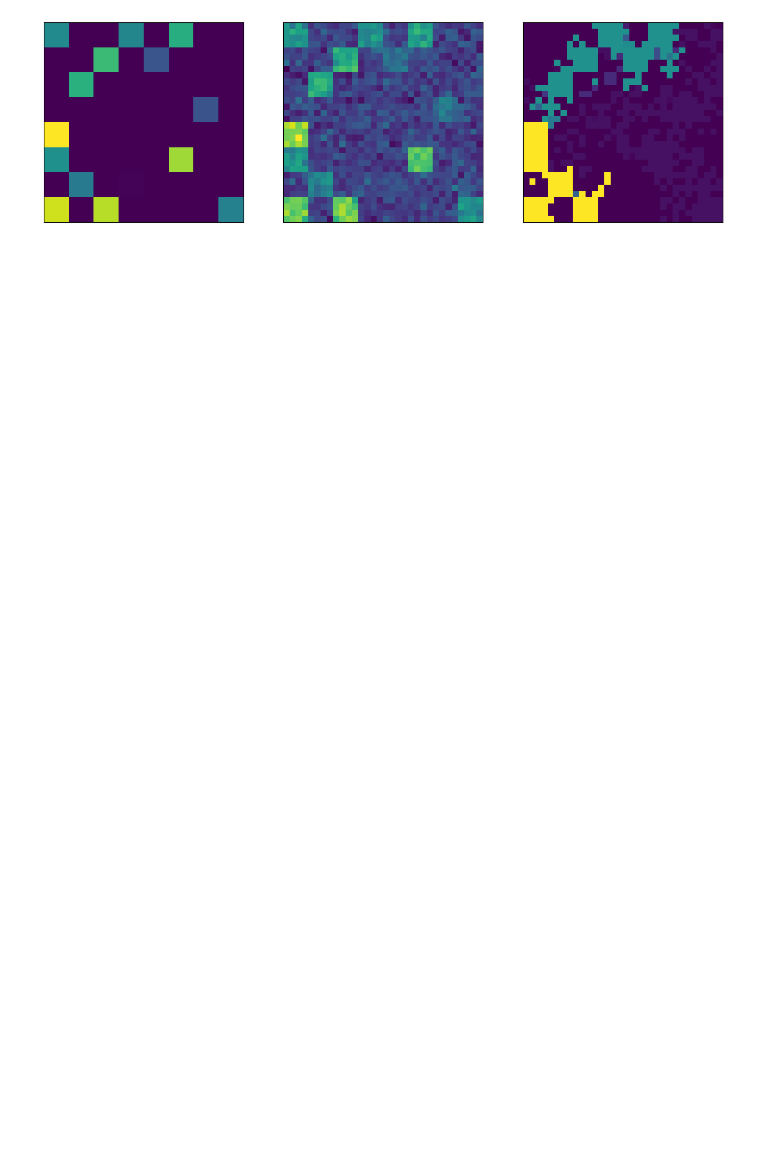
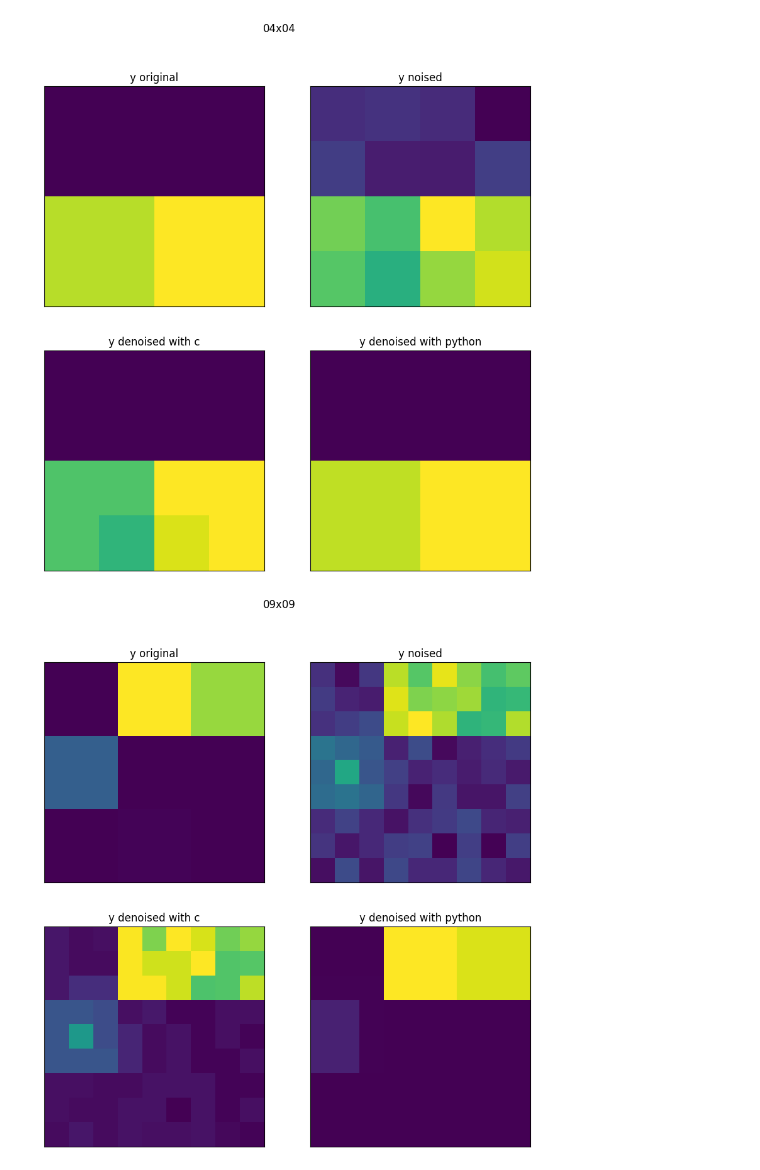
Before and after one commit to legczylin-michal/fused-lasso, a Jupyter notebook: c results visualisation.ipynb, the cells around one changed output. Drawn from its saved outputs; the diff is of its cells as text; code cells hidden in the pictures; blank space fills up the shorter version.

```diff
--- a/c results visualisation.ipynb
+++ b/c results visualisation.ipynb
@@ -2,18 +4,33 @@
 import numpy as np
 import pandas as pd
 import matplotlib.pyplot as plt
-# %%
-y_original = pd.read_csv("c/data/y_original.csv", header=None)
-y = pd.read_csv("c/data/y.csv", header=None)
-gamma = pd.read_csv("c/data/gamma.csv", header=None)
-# %%
-fig, ax = plt.subplots(nrows=1, ncols=3, figsize=(15, 5))
-ax[0].matshow(y_original)
-ax[1].matshow(y)
-ax[2].matshow(gamma)
-for i in range(3):
-    ax[i].set_xticks([])
-    ax[i].set_yticks([])
-plt.show()
-# %% [output]
-[figure, removed]
+# %%
+for folder in os.listdir("data"):
+    path_to_folder = os.path.join("data", folder)
+    y_original = pd.read_csv(os.path.join(path_to_folder, "y_original.csv"), header=None)
+    y = pd.read_csv(os.path.join(path_to_folder, "y.csv"), header=None)
+    gamma_c = pd.read_csv(os.path.join(path_to_folder, "gamma_c.csv"), header=None)
+    gamma_python = pd.read_csv(os.path.join(path_to_folder, "gamma_python.csv"), header=None)
+
+    fig, ax = plt.subplots(nrows=2, ncols=2, figsize=(10, 10))
+
+    ax[0][0].matshow(y_original)
+    ax[0][0].set_title("y original")
+    ax[0][1].matshow(y)
+    ax[0][1].set_title("y noised")
+    ax[1][0].matshow(gamma_c)
+    ax[1][0].set_title("y denoised with c")
+    ax[1][1].matshow(gamma_python)
+    ax[1][1].set_title("y denoised with python")
+
+    for i in range(2):
+        for j in range(2):
+            ax[i][j].set_xticks([])
+            ax[i][j].set_yticks([])
+
+    plt.suptitle(folder)
+
+    plt.show()
+# %% [output]
+[figure, added]
+[figure, added]
```
Also changed, not shown: parts of 2 cells of this notebook, 31 other files.
